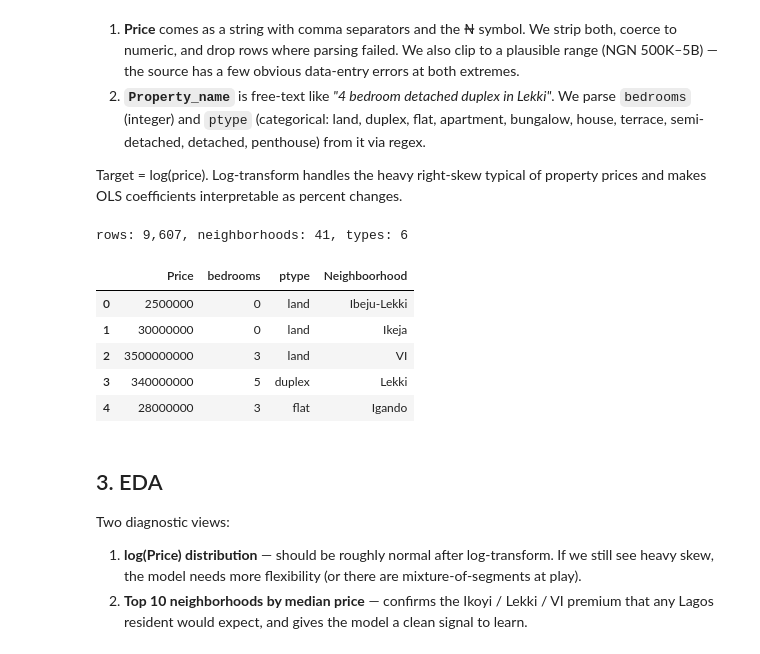
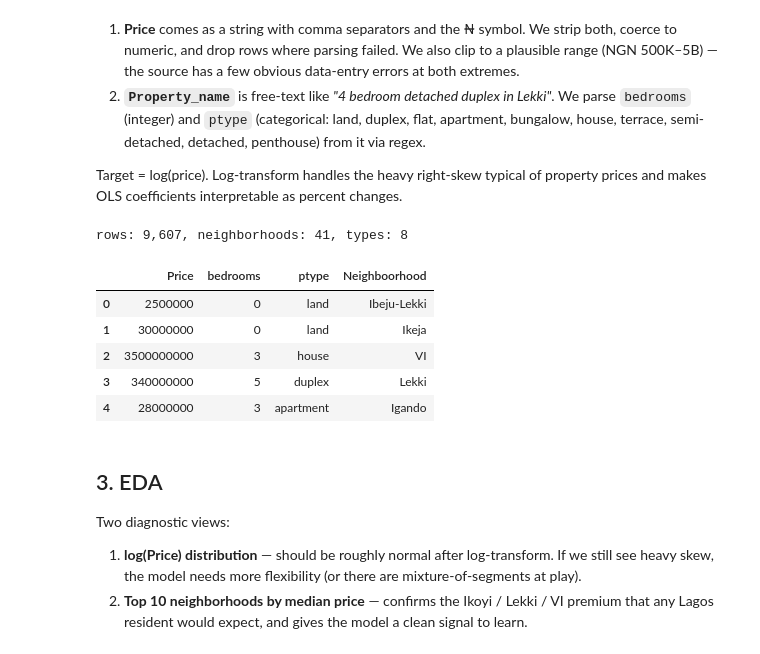
Before and after one commit to gabayae/data-portfolio, a Jupyter notebook: 10-property-valuation-lagos/notebook.ipynb, the cells around one changed output. Drawn from its saved outputs; the diff is of its cells as text; code cells hidden in the pictures.

```diff
--- a/10-property-valuation-lagos/notebook.ipynb
+++ b/10-property-valuation-lagos/notebook.ipynb
@@ -52,39 +52,44 @@ df = pd.read_csv('data/sale_2.csv').drop(columns=['Unnamed: 0'], errors='ignore'
 # Parse Price: strip comma separators and the ₦ symbol, coerce to numeric.
 df['Price'] = pd.to_numeric(df['Price'].astype(str).str.replace(',','').str.replace('₦',''), errors='coerce')
 df = df.dropna(subset=['Price'])
 
 # Clip to a plausible range. The source has some obvious data-entry errors:
 # < ₦500K (impossible for any Lagos property) and > ₦5B (luxury outliers that distort fit).
 df = df[(df['Price'] >= 5e5) & (df['Price'] <= 5e9)]
 
 def parse_bedrooms(s):
     """Extract integer bedroom count from free-text like '4 bedroom duplex'. Returns 0 if not found."""
     m = re.search(r'(\d+)\s*bedroom', str(s).lower())
     return int(m.group(1)) if m else 0
 
 def parse_type(s):
-    """Map free-text property name to a canonical category. First match wins."""
+    """Map free-text property name to a canonical category. MOST-SPECIFIC FIRST.
+    E.g. '4 bedroom detached duplex' must match 'detached' before 'duplex'; '2-bedroom
+    semi-detached house' must match 'semi-detached' before 'house'. First-match-wins
+    on the previous unordered list mis-bucketed premium strata into 'other'.
+    """
     s = str(s).lower()
-    for t in ['land','duplex','flat','apartment','bungalow','house','terrace','semi-detached','detached','penthouse']:
+    for t in ['semi-detached','detached','penthouse','terrace','duplex','bungalow',
+              'apartment','flat','house','land']:
         if t in s: return t
     return 'other'
 
 df['bedrooms'] = df['Property_name'].apply(parse_bedrooms)
 df['ptype'] = df['Property_name'].apply(parse_type)
 
 # Log-transform the target. Property prices are heavy-right-tailed; log normalises and
 # makes OLS coefficients interpretable as percent-change effects.
 df['log_price'] = np.log1p(df['Price'])
 print(f'rows: {len(df):,}, neighborhoods: {df["Neighboorhood"].nunique()}, types: {df["ptype"].nunique()}')
 df[['Price','bedrooms','ptype','Neighboorhood']].head()
 # %% [output]
-rows: 9,607, neighborhoods: 41, types: 6
+rows: 9,607, neighborhoods: 41, types: 8
 |  | Price | bedrooms | ptype | Neighboorhood |
 | 0 | 2500000 | 0 | land | Ibeju-Lekki |
 | 1 | 30000000 | 0 | land | Ikeja |
-| 2 | 3500000000 | 3 | land | VI |
+| 2 | 3500000000 | 3 | house | VI |
 | 3 | 340000000 | 5 | duplex | Lekki |
-| 4 | 28000000 | 3 | flat | Igando |
+| 4 | 28000000 | 3 | apartment | Igando |
 # %% [markdown]
 ## 3. EDA
 
```
Also changed, not shown: parts of 6 cells of this notebook, 6 other files.
